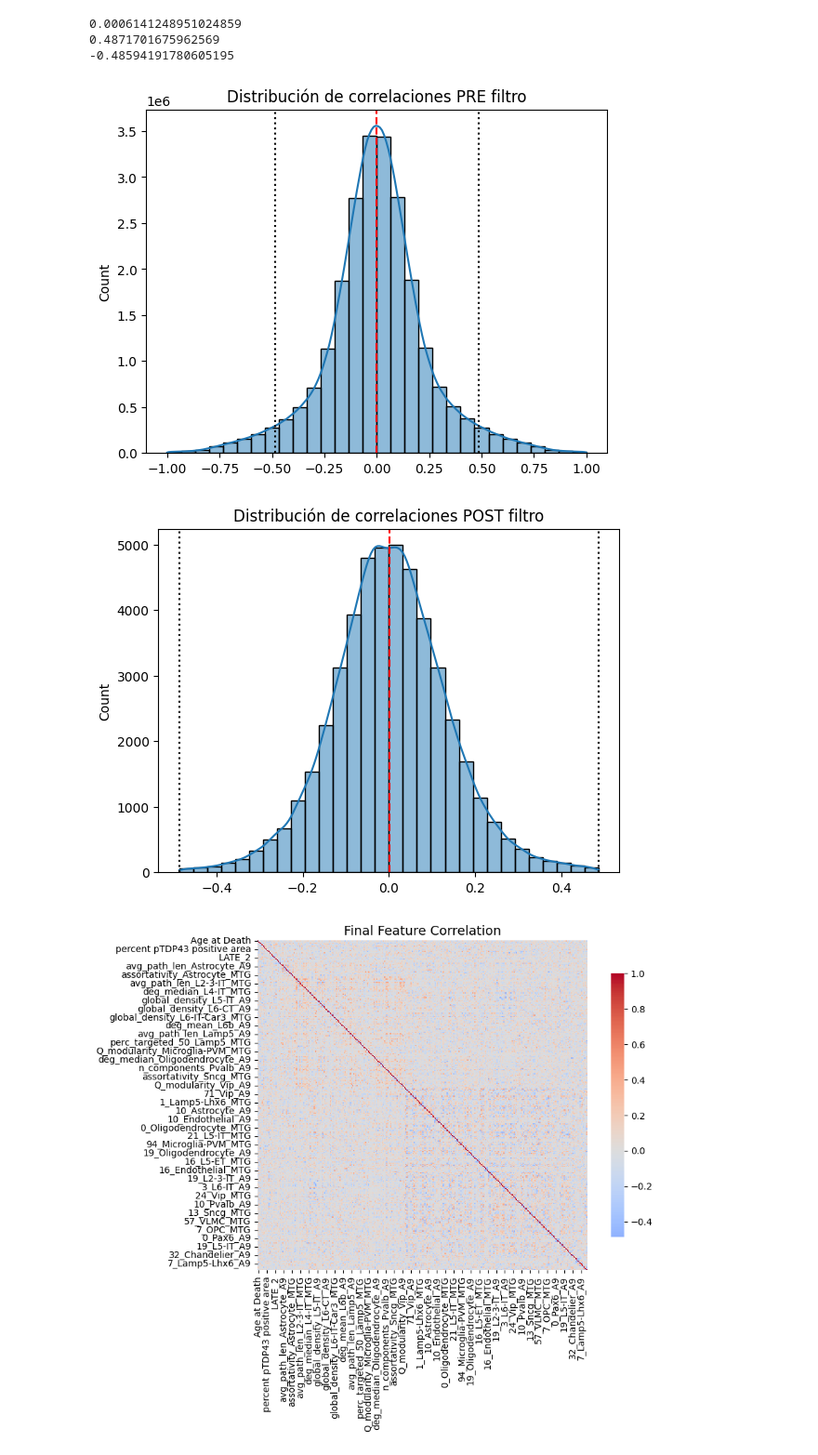
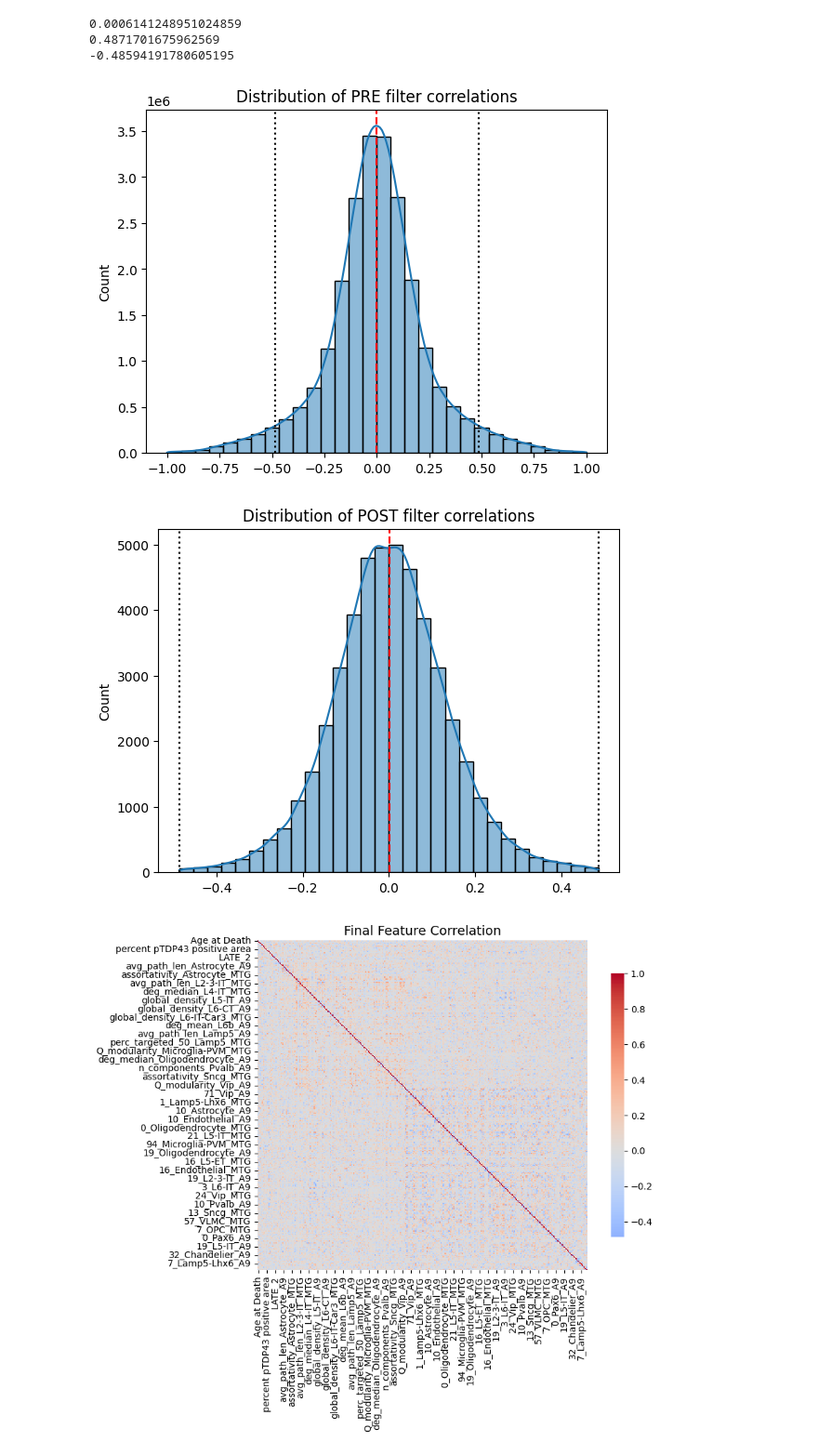
Before and after one commit to paulinapglz99/Feature-Selection-DREAMAD, a Jupyter notebook: EDA.ipynb, the cells around one changed output. Shown at 93% size. Saved outputs shown, nothing was run; the diff lists cells and outputs as text; code cells hidden in the pictures.

```diff
--- a/EDA.ipynb
+++ b/EDA.ipynb
@@ -527,26 +526,25 @@ print(linear_filter['stats']["lower_threshold"])
 # %%
 #Plot Linear correlation Pre-filter distribution
 sns.histplot(linear_filter["corrs_pre"], bins=30, kde=True)
-plt.axvline(linear_filter["stats"]["mean_corr"], color='red', linestyle='--', label=f'Media ({result["stats"]["mean_corr"]:.2f})')
-plt.axvline(linear_filter['stats']["upper_threshold"], color='black', linestyle=':', label=f'Z-Score threshold ({result["stats"]['upper_threshold']:.2f})')
-plt.axvline(linear_filter['stats']["lower_threshold"], color='black', linestyle=':', label=f'Z-Score threshold ({result["stats"]['lower_threshold']:.2f})')
+plt.axvline(linear_filter["stats"]["mean_corr"], color='red', linestyle='--', label=f'Media ({linear_filter["stats"]["mean_corr"]:.2f})')
+plt.axvline(linear_filter['stats']["upper_threshold"], color='black', linestyle=':', label=f'Z-Score threshold ({linear_filter["stats"]['upper_threshold']:.2f})')
+plt.axvline(linear_filter['stats']["lower_threshold"], color='black', linestyle=':', label=f'Z-Score threshold ({linear_filter["stats"]['lower_threshold']:.2f})')
 
 plt.title("Distribution of PRE filter correlations")
 plt.show()
 # %% [output]
-[figure, old version]
+[figure, new version]
 # %%
-# Distribución post-filtro
+#Plot Linear correlation Post-filter distribution
 sns.histplot(linear_filter["corrs_post"], bins=30, kde=True)
-# Añadir líneas verticales para dar contexto
-plt.axvline(linear_filter["stats"]["mean_corr"], color='red', linestyle='--', label=f'Media ({result["stats"]["mean_corr"]:.2f})')
-plt.axvline(linear_filter['stats']["upper_threshold"], color='black', linestyle=':', label=f'Z-Score threshold ({result["stats"]['upper_threshold']:.2f})')
-plt.axvline(linear_filter['stats']["lower_threshold"], color='black', linestyle=':', label=f'Z-Score threshold ({result["stats"]['lower_threshold']:.2f})')
+plt.axvline(linear_filter["stats"]["mean_corr"], color='red', linestyle='--', label=f'Media ({linear_filter["stats"]["mean_corr"]:.2f})')
+plt.axvline(linear_filter['stats']["upper_threshold"], color='black', linestyle=':', label=f'Z-Score threshold ({linear_filter["stats"]['upper_threshold']:.2f})')
+plt.axvline(linear_filter['stats']["lower_threshold"], color='black', linestyle=':', label=f'Z-Score threshold ({linear_filter["stats"]['lower_threshold']:.2f})')
 
-plt.title("Distribución de correlaciones POST filtro")
+plt.title("Distribution of POST filter correlations")
 plt.show()
 # %% [output]
-[figure, old version]
+[figure, new version]
 # %%
 corr_matrix = linear_filter["corr_matrix"]
 
```
Also changed, not shown: parts of 42 cells of this notebook.
